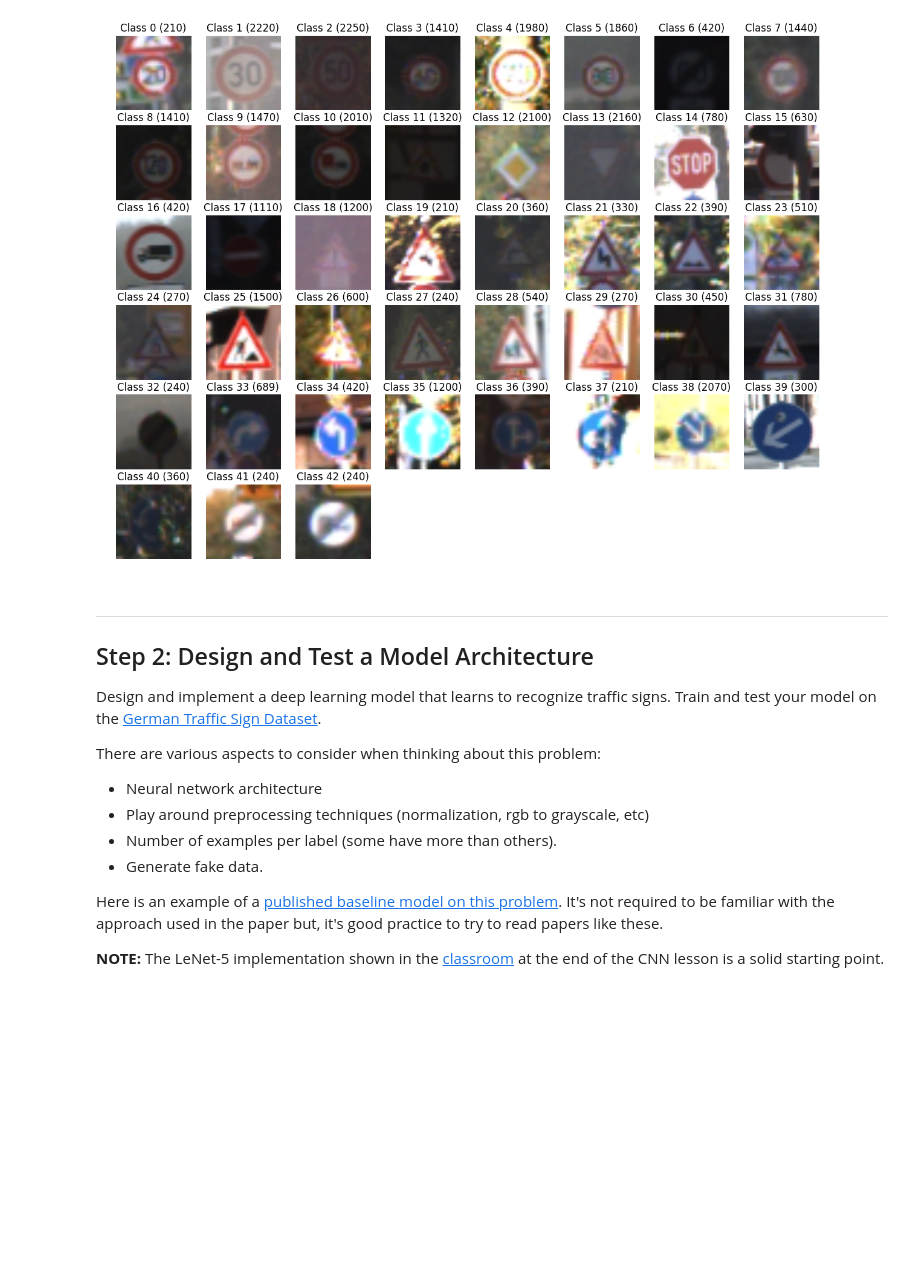
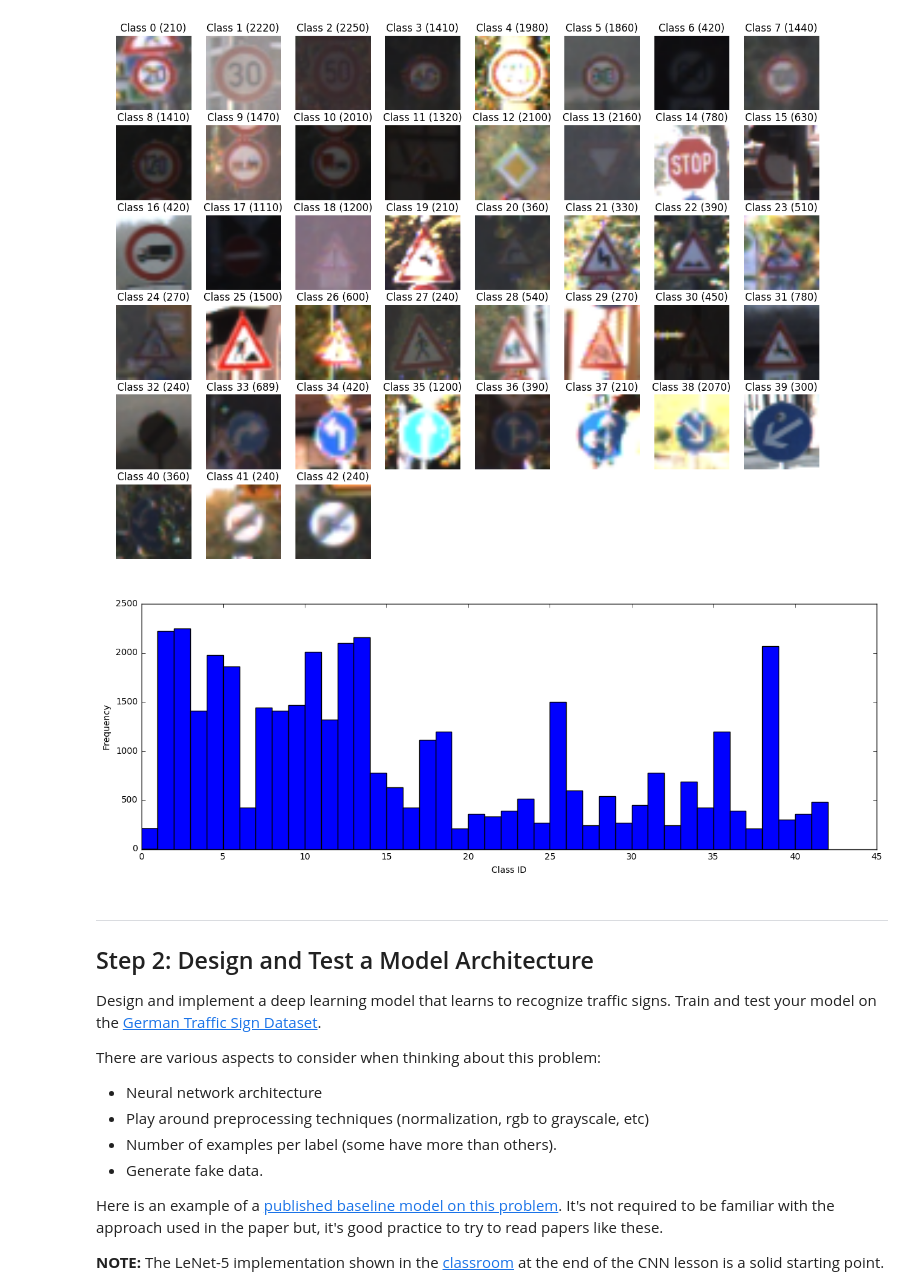
Before and after one commit to ncondo/CarND-Traffic-Sign-Classifier-Project, a Jupyter notebook: Traffic_Sign_Classifier.ipynb, the cells around one changed output. Cells and saved outputs as stored; diff of their text form; code cells hidden in the pictures; blank space fills up the shorter version.

Commit message:
Add histogram showing frequency of classes and provide more detailed description of network architecture

```diff
--- a/Traffic_Sign_Classifier.ipynb
+++ b/Traffic_Sign_Classifier.ipynb
@@ -99,6 +99,18 @@ def display_image_per_class(X_train, y_train):
 display_image_per_class(X_train, y_train)
 # %% [output]
 [figure]
+# %%
+# Display distribution of classes
+def display_class_dist(y_train, n_classes):
+    plt.figure(figsize=(15,5))
+    plt.xlabel("Class ID")
+    plt.ylabel("Frequency")
+    plt.hist(y_train, bins=n_classes-1)
+    plt.show()
+
+display_class_dist(y_train, n_classes)
+# %% [output]
+[figure, added]
 # %% [markdown]
 ----
 
```
Also changed, not shown: parts of 2 cells of this notebook.
